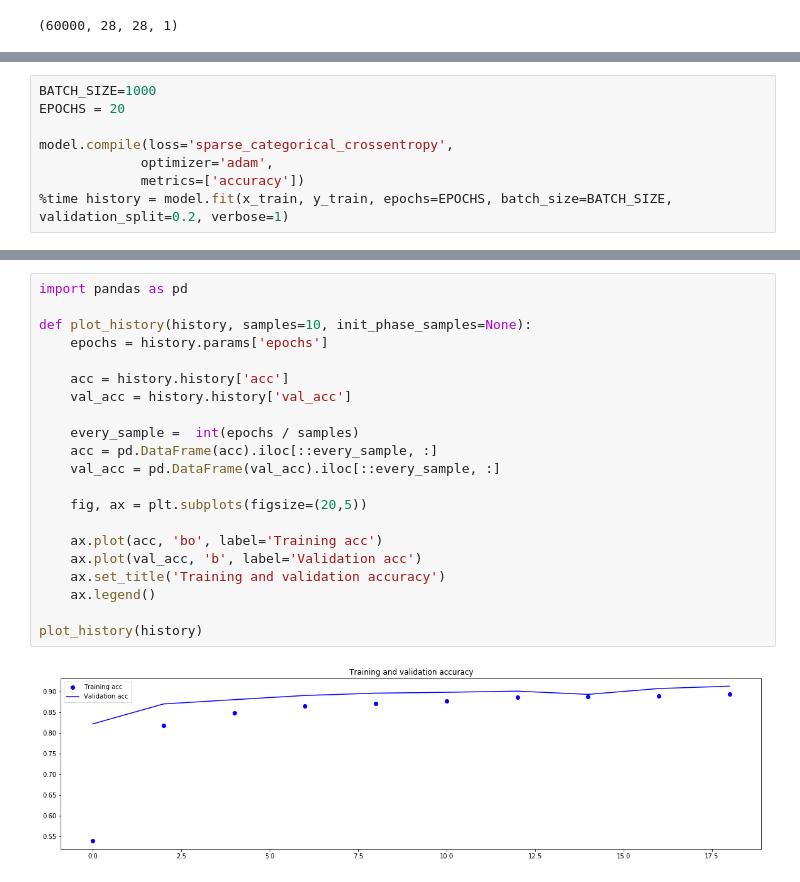
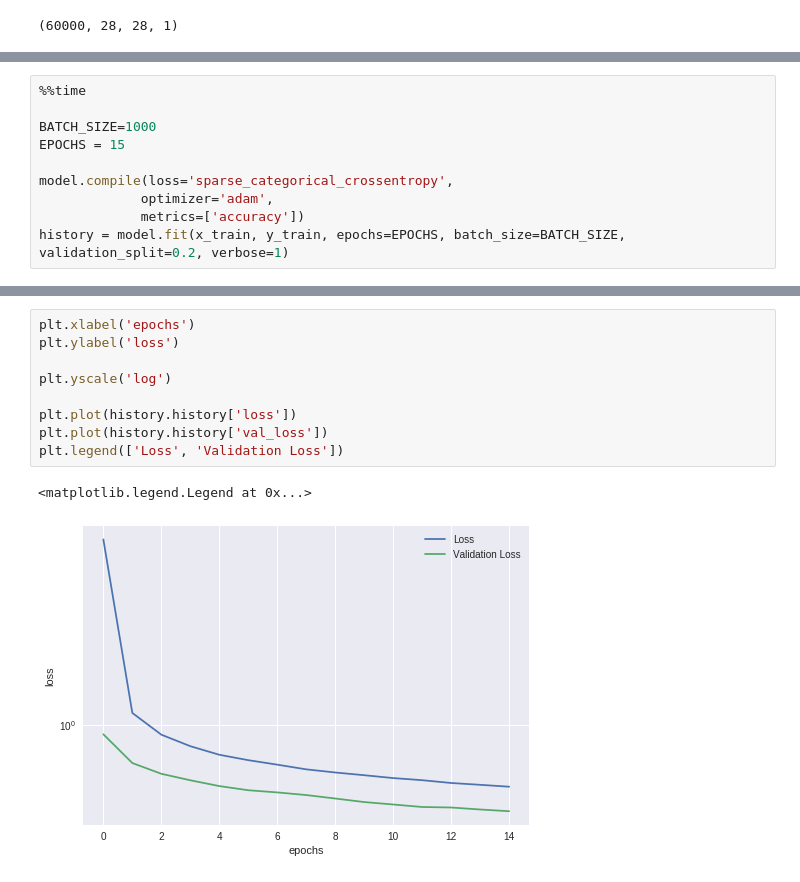
Before and after one commit to DJCordhose/deep-learning-crash-course-notebooks, a Jupyter notebook: tf-v2/fashion-mnist.ipynb, the cells around one changed output, grey strips where cells are left out. Cells and saved outputs as stored; diff of their text form.

```diff
--- a/tf-v2/fashion-mnist.ipynb
+++ b/tf-v2/fashion-mnist.ipynb
@@ -101,12 +123,14 @@ Trainable params: 412,778
 Non-trainable params: 0
 _________________________________________________________________
 # %%
+%%time
+
 BATCH_SIZE=1000
-EPOCHS = 20
+EPOCHS = 15
 
 model.compile(loss='sparse_categorical_crossentropy',
              optimizer='adam',
              metrics=['accuracy'])
-%time history = model.fit(x_train, y_train, epochs=EPOCHS, batch_size=BATCH_SIZE, validation_split=0.2, verbose=1)
+history = model.fit(x_train, y_train, epochs=EPOCHS, batch_size=BATCH_SIZE, validation_split=0.2, verbose=1)
 # %% [output]
 Train on 48000 samples, validate on 12000 samples
@@ -141,23 +165,12 @@ test_accuracy
-# %%
-import pandas as pd
-
-def plot_history(history, samples=10, init_phase_samples=None):
-    epochs = history.params['epochs']
-
-    acc = history.history['acc']
-    val_acc = history.history['val_acc']
-
-    every_sample =  int(epochs / samples)
-    acc = pd.DataFrame(acc).iloc[::every_sample, :]
-    val_acc = pd.DataFrame(val_acc).iloc[::every_sample, :]
-
-    fig, ax = plt.subplots(figsize=(20,5))
-
-    ax.plot(acc, 'bo', label='Training acc')
-    ax.plot(val_acc, 'b', label='Validation acc')
-    ax.set_title('Training and validation accuracy')
-    ax.legend()
-
-plot_history(history)
-# %% [output]
-[figure, removed]
+# %%
+plt.xlabel('epochs')
+plt.ylabel('loss')
+
+plt.yscale('log')
+
+plt.plot(history.history['loss'])
+plt.plot(history.history['val_loss'])
+plt.legend(['Loss', 'Validation Loss'])
+# %% [output]
+<matplotlib.legend.Legend at 0x...>
+[figure, added]
```
Also changed, not shown: parts of 13 cells of this notebook.
